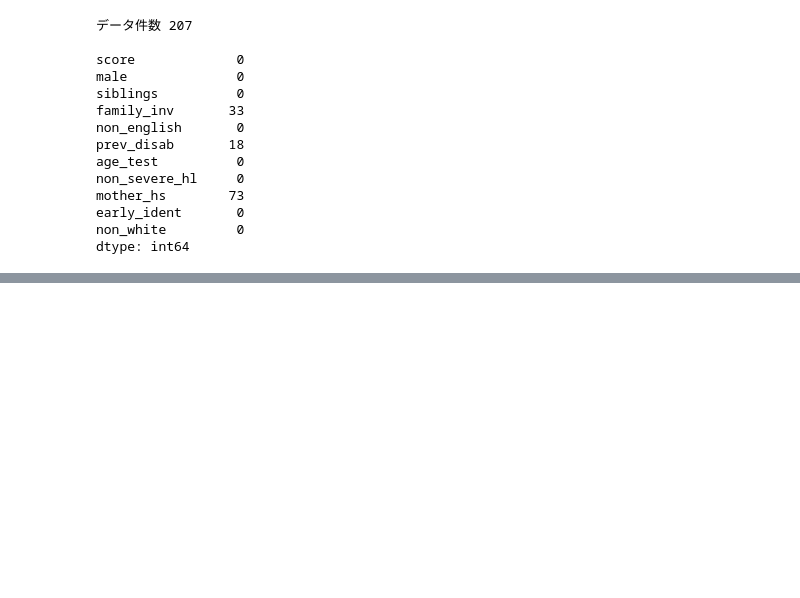
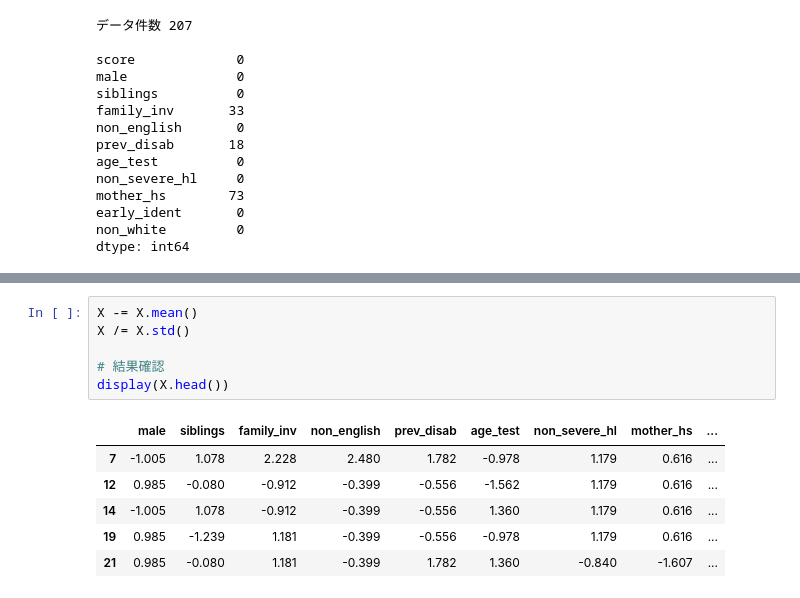
Before and after one commit to maton369/Bayesian_Inference_Practice, a Jupyter notebook: 6_2_ベイス回帰モデルによる効果検証.ipynb, the cells around one changed output, grey strips where cells are left out. Cells and saved outputs as stored; diff of their text form; blank space fills up the shorter version.

```diff
--- a/6_2_ベイス回帰モデルによる効果検証.ipynb
+++ b/6_2_ベイス回帰モデルによる効果検証.ipynb
@@ -115,0 +137,13 @@ dtype: int64
+# %%
+X -= X.mean()
+X /= X.std()
+
+# 結果確認
+display(X.head())
+# %% [output]
+|  | male | siblings | family_inv | non_english | prev_disab | age_test | non_severe_hl | mother_hs | ... |
+| 7 | -1.005 | 1.078 | 2.228 | 2.480 | 1.782 | -0.978 | 1.179 | 0.616 | ... |
+| 12 | 0.985 | -0.080 | -0.912 | -0.399 | -0.556 | -1.562 | 1.179 | 0.616 | ... |
+| 14 | -1.005 | 1.078 | -0.912 | -0.399 | -0.556 | 1.360 | 1.179 | 0.616 | ... |
+| 19 | 0.985 | -1.239 | 1.181 | -0.399 | -0.556 | -0.978 | 1.179 | 0.616 | ... |
+| 21 | 0.985 | -0.080 | 1.181 | -0.399 | 1.782 | 1.360 | -0.840 | -1.607 | ... |
```
Also changed, not shown: parts of 3 cells of this notebook.
